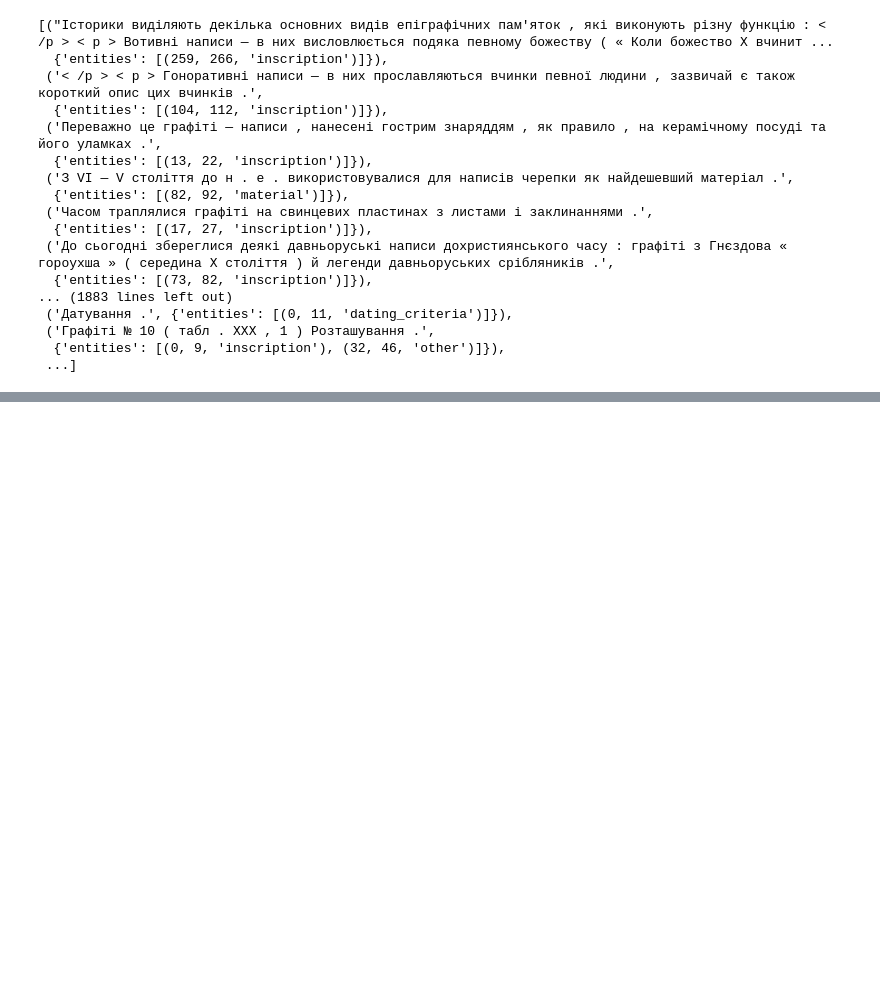
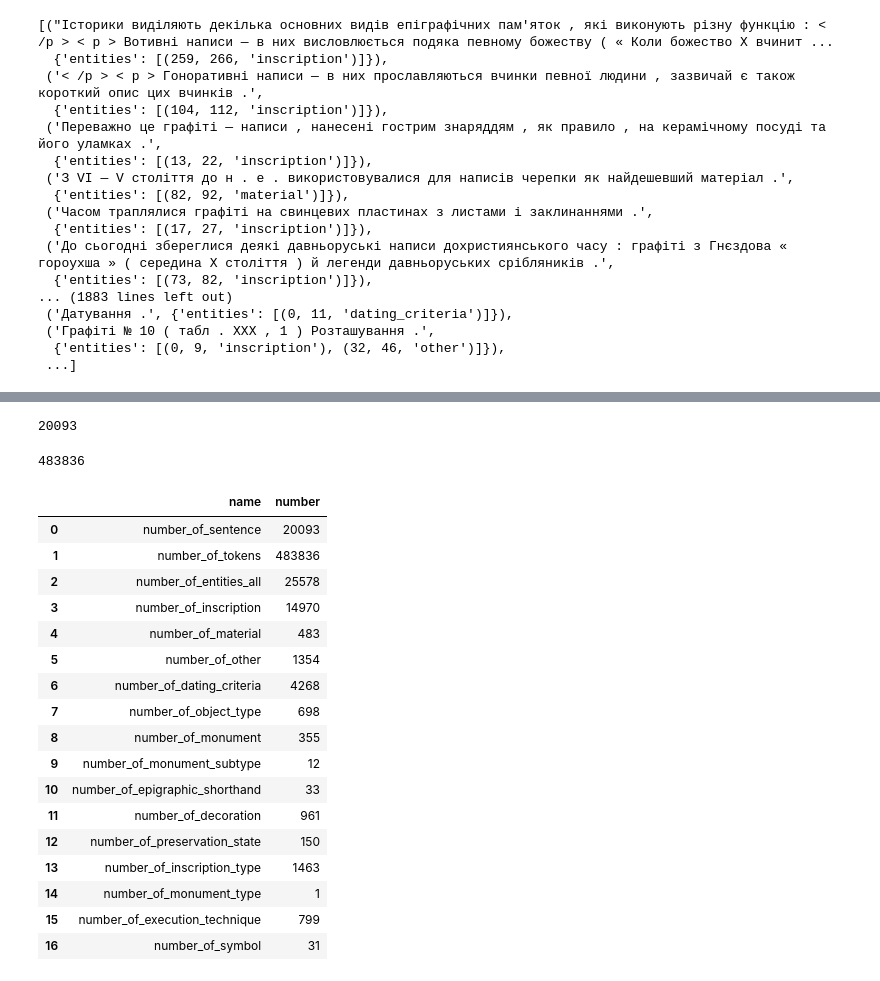
Before and after one commit to dh-epfl-students/dhlab-ukraine-epigraphy, a Jupyter notebook: process_second.ipynb, the cells around one changed output, grey strips where cells are left out. Cells and saved outputs as stored; diff of their text form; code cells hidden in the pictures; blank space fills up the shorter version.

Commit message:
implement statistics

```diff
--- a/process_second.ipynb
+++ b/process_second.ipynb
@@ -208,0 +256,3 @@ second_data
+# %%
+del num_of_each_entity_type['inscripiton type']
+num_of_each_entity_type['inscription_type'] += 1
@@ -208,0 +280,40 @@ second_data
+# %%
+num_of_sentence
+# %% [output]
+20093
+# %%
+token_count
+# %% [output]
+483836
+# %%
+statistics_dict = {"number_of_sentence":num_of_sentence, "number_of_tokens":token_count, "number_of_entities_all":num_entities_all}
+# %%
+for each_type in num_of_each_entity_type:
+    key = "number_of_" + each_type
+    statistics_dict[key] = num_of_each_entity_type[each_type]
+# %%
+import pandas as pd
+keys = list(statistics_dict.keys())
+values = list(statistics_dict.values())
+statistics_df = pd.DataFrame({"name":keys, "number":values})
+# %%
+statistics_df
+# %% [output]
+|  | name | number |
+| 0 | number_of_sentence | 20093 |
+| 1 | number_of_tokens | 483836 |
+| 2 | number_of_entities_all | 25578 |
+| 3 | number_of_inscription | 14970 |
+| 4 | number_of_material | 483 |
+| 5 | number_of_other | 1354 |
+| 6 | number_of_dating_criteria | 4268 |
+| 7 | number_of_object_type | 698 |
+| 8 | number_of_monument | 355 |
+| 9 | number_of_monument_subtype | 12 |
+| 10 | number_of_epigraphic_shorthand | 33 |
+| 11 | number_of_decoration | 961 |
+| 12 | number_of_preservation_state | 150 |
+| 13 | number_of_inscription_type | 1463 |
+| 14 | number_of_monument_type | 1 |
+| 15 | number_of_execution_technique | 799 |
+| 16 | number_of_symbol | 31 |
```
Also changed, not shown: parts of 8 cells of this notebook, 1 other file.
